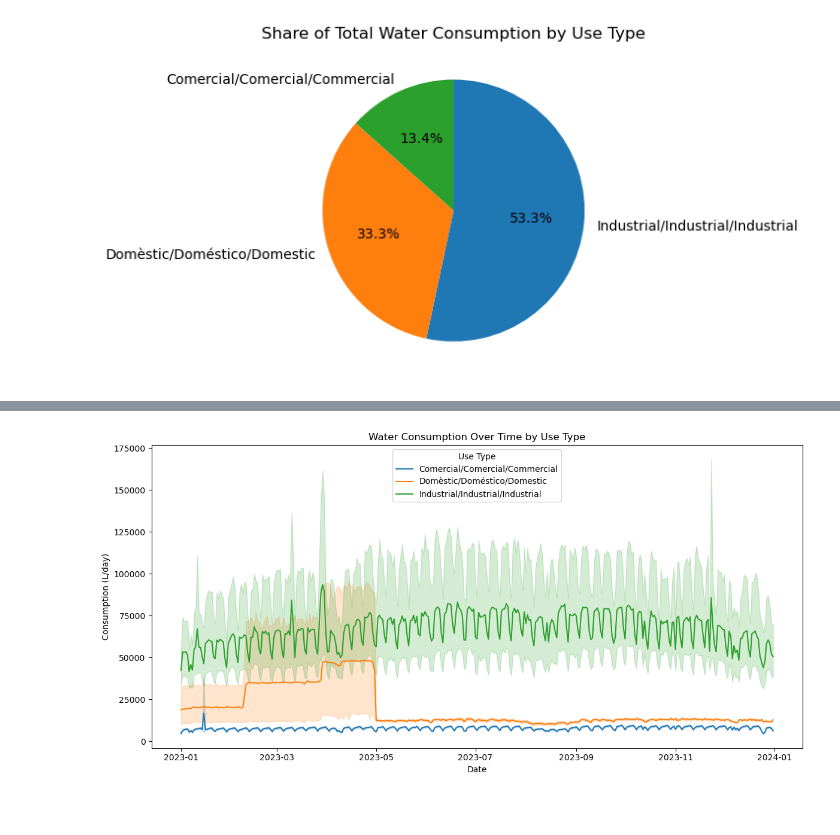
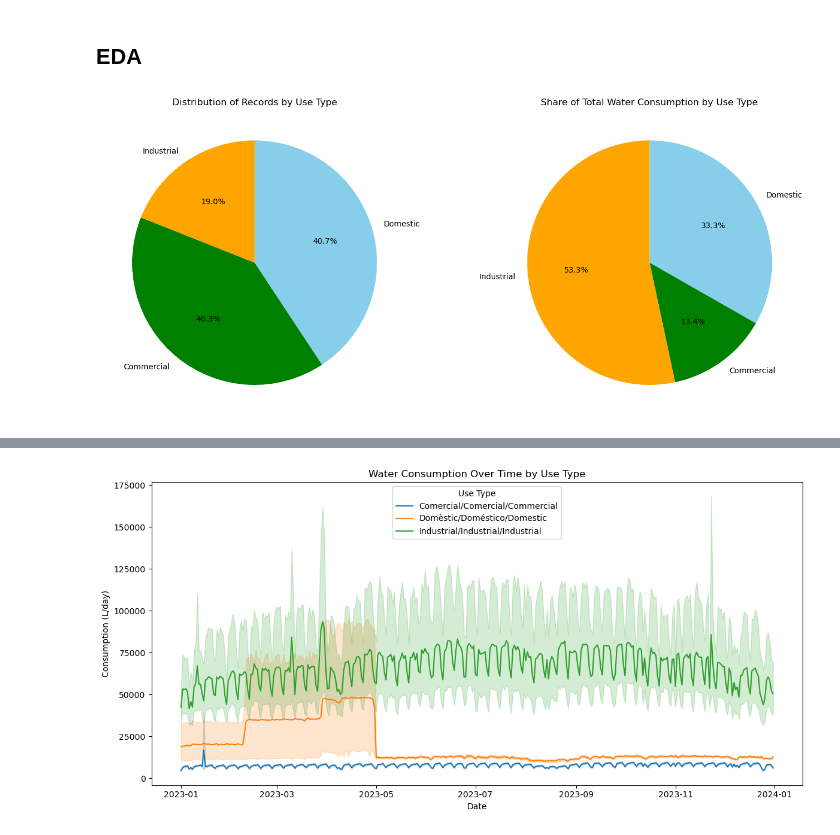
Before and after one commit to othats/GP_ABDATA_25, a Jupyter notebook: eda.ipynb, the cells around one changed output, grey strips where cells are left out. Drawn from its saved outputs; the diff is of its cells as text; code cells hidden in the pictures; blank space fills up the shorter version.

```diff
--- a/eda.ipynb
+++ b/eda.ipynb
@@ -75,0 +136,17 @@ dtype: int64
+# %%
+district_map = {
+    1: "Ciutat Vella",
+    2: "L'Eixample",
+    3: "Sants-Montjuïc",
+    4: "Les Corts",
+    5: "Sarrià-Sant Gervasi",
+    6: "Gràcia",
+    7: "Horta-Guinardó",
+    8: "Nou Barris",
+    9: "Sant Andreu",
+    10: "Sant Martí"
+}
+
+df["District_Name"] = df["District"].map(district_map)
+
+print(df[["District", "District_Name"]].sample(5))
@@ -75,0 +160,3 @@ dtype: int64
+# %%
+# ONLY KEEP RELEVANT COLUMNS
+df = df[["CensusSection", "District", "Date", "Use", "NumMeters", "Consumption_L_day"]]
@@ -76,22 +179,42 @@ dtype: int64
+# %% [markdown]
+## EDA
 # %%
-# Use pie chart distribution
-use_share = (
-    df.groupby("Use")["Consumption_L_day"]
-      .sum()
-      .sort_values(ascending=False)
+# Use pie chart distribution / distribution of consumption by use type
+
+use_colors = {
+    "Domestic": "skyblue",
+    "Commercial": "green",
+    "Industrial": "orange"
+}
+
+uses_order = ["Domestic", "Commercial", "Industrial"]
+use_count = df["Use"].value_counts().reindex(uses_order)
+use_share = df.groupby("Use")["Consumption_L_day"].sum().reindex(uses_order)
+
+fig, axes = plt.subplots(1, 2, figsize=(14, 6))
+
+axes[0].pie(
+    use_count,
+    labels=use_count.index,
+    autopct='%1.1f%%',
+    startangle=90,
+    counterclock=False,
+    colors=[use_colors[u] for u in use_count.index]
 )
+axes[0].set_title("Distribution of Records by Use Type")
 
-plt.figure(figsize=(7,7))
-plt.pie(
+axes[1].pie(
     use_share,
     labels=use_share.index,
     autopct='%1.1f%%',
     startangle=90,
-    counterclock=False
+    counterclock=False,
+    colors=[use_colors[u] for u in use_count.index]
 )
-plt.title("Share of Total Water Consumption by Use Type")
+axes[1].set_title("Share of Total Water Consumption by Use Type")
+
 plt.tight_layout()
 plt.show()
 # %% [output]
-[figure, old version]
+[figure, new version]
 # %%
```
Also changed, not shown: parts of 11 cells of this notebook.
